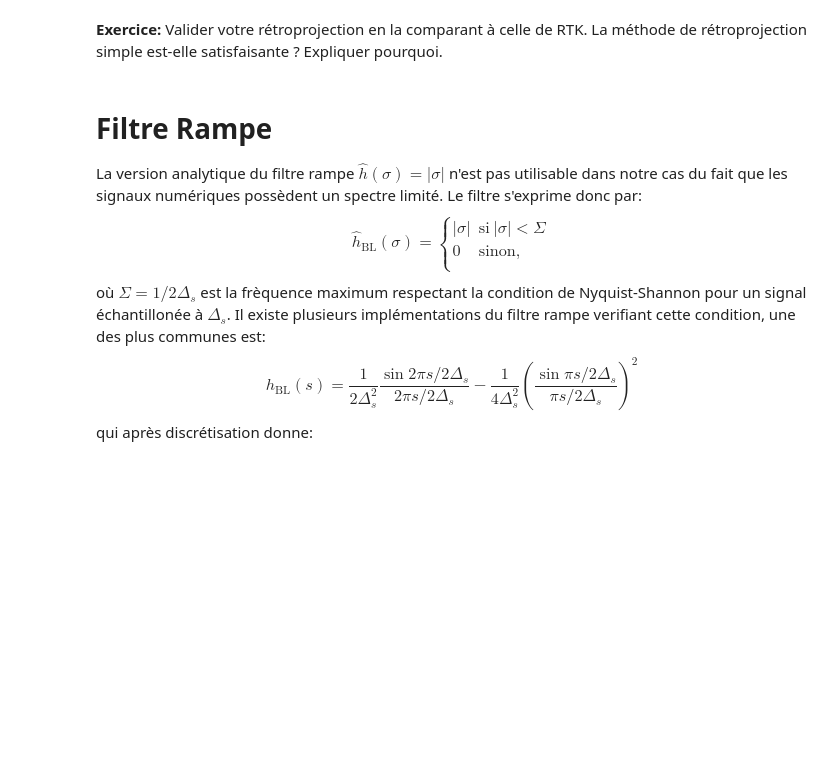
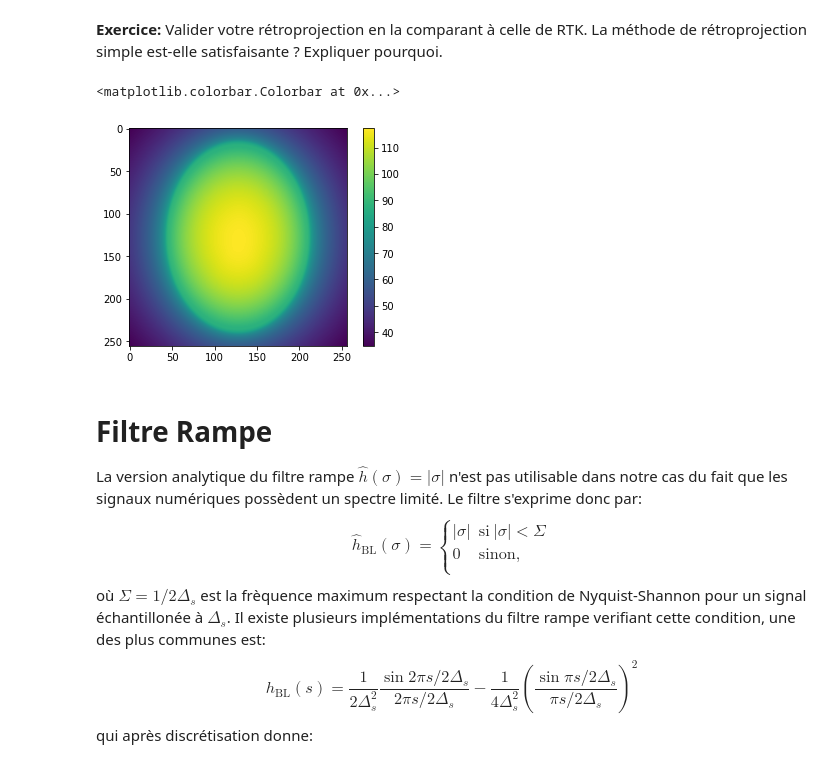
Before and after one commit to Guillaume0477/Tomographie, a Jupyter notebook: tp_tomo.ipynb, the cells around one changed output. Saved outputs shown, nothing was run; the diff lists cells and outputs as text; code cells hidden in the pictures; blank space fills up the shorter version.

```diff
--- a/tp_tomo.ipynb
+++ b/tp_tomo.ipynb
@@ -180,11 +228,20 @@ def BackprojectionRTK(phideg):
     rtkbp.SetGeometry(geometry)
     rtkbp.Update()
     rtkbp = itk.GetArrayFromImage(rtkbp).squeeze()
-    rtkbp *= np.abs(phi[1]-phi[0])
+    rtkbp *= np.abs(phideg[1]-phideg[0])
 
     return rtkbp
 # %% [markdown]
 **Exercice:** Valider votre rétroprojection en la comparant à celle de RTK. La méthode de rétroprojection simple est-elle satisfaisante ? Expliquer pourquoi.
+# %%
+rtkRes = BackprojectionRTK(phis)
+
+plt.figure(1)
+plt.imshow(rtkRes)
+plt.colorbar()
+# %% [output]
+<matplotlib.colorbar.Colorbar at 0x...>
+[figure, added]
 # %% [markdown]
 # Filtre Rampe
 La version analytique du filtre rampe $\hat h(\sigma)=|\sigma|$ n'est pas utilisable dans notre cas du fait que les signaux numériques possèdent un spectre limité. Le filtre s'exprime donc par:
```
Also changed, not shown: parts of 3 cells of this notebook.
